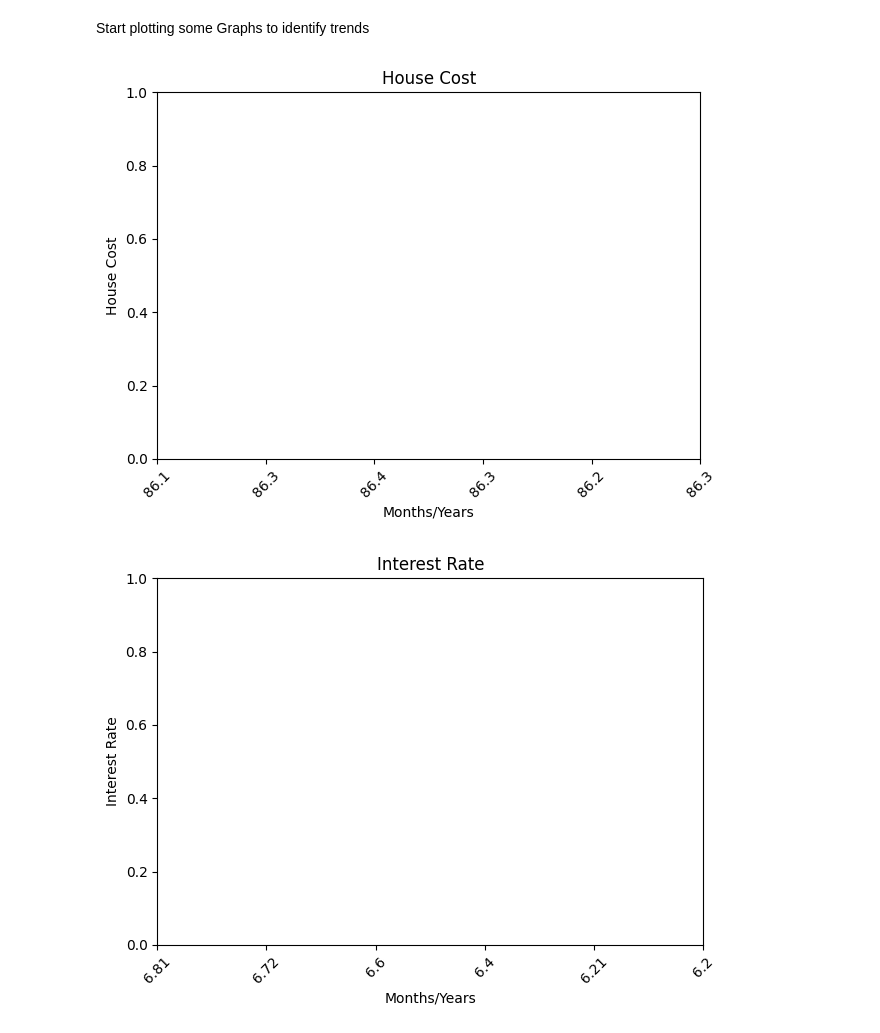
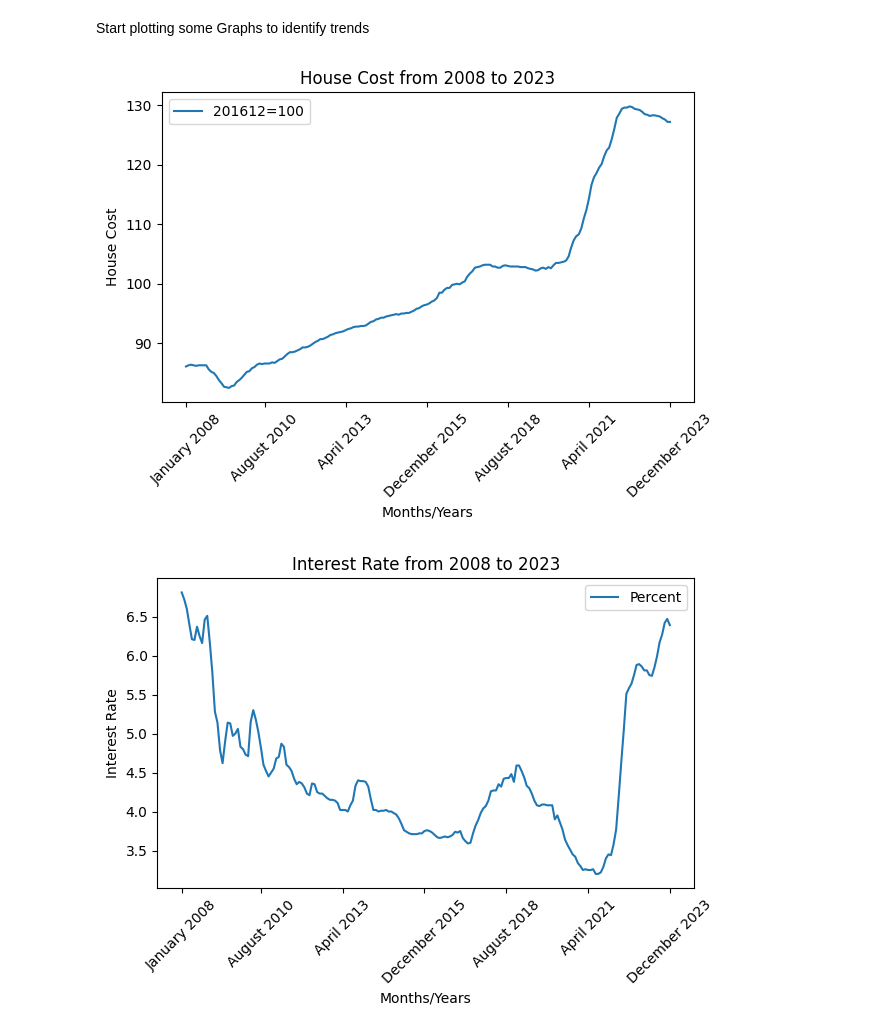
Before and after one commit to PMcTwist/Machine_Learn_Project, a Jupyter notebook: Code/InitialDataGraphs.ipynb, the cells around one changed output. Saved outputs shown, nothing was run; the diff lists cells and outputs as text; code cells hidden in the pictures.

Commit message:
-Updated the code to make better graphs -Modded the x axis a bunch for readability
P@

Signed-off-by: P@ <patmaynard452@gmail.com>

```diff
--- a/Code/InitialDataGraphs.ipynb
+++ b/Code/InitialDataGraphs.ipynb
@@ -83,13 +80,19 @@ Name: 2, dtype: float64
 # %% [markdown]
 Append variables to dictionary for iterability
 # %%
-# Initialize new empty dictionary
-data_dict = {}
+# Initialize new list for variable data
+data_vars = [house_cost, interst_rate, cpi]
 
 # Setup a list of the titles of the data sets
 titles = ['House Cost', 'Interest Rate', 'CPI']
+info = ['201612=100', 'Percent', '2002=100']
 
-# Couple the titles with the sets as key-value pairs
-data_dict[titles[0]] = house_cost
-data_dict[titles[1]] = interst_rate
-data_dict[titles[2]] = cpi
+# Couple the titles and info with the data sets
+data_list = list(zip(
+    titles,
+    info,
+    [data_vars[item] for item in range(len(titles))]
+    ))
+
+# Verify the coupling worked
+print(data_list)
@@ -97,31 +118,48 @@ data_dict[titles[2]] = cpi
 Start plotting some Graphs to identify trends
 # %%
 # Start a for loop to make graphs for all the sets in the dictonary
-for title, data in data_dict.items():
+for title, info, data in data_list:
   # Make a new Figure
   fig = plt.figure()
 
   # Add a plot to the figure
   plot = fig.add_subplot(1, 1, 1)
 
+  # plot the data to the graph
+  data_ticks = data.index.tolist()
+  plot.plot(data_ticks, data)
+
   # Add Dynamic Labels and Legend
-  plot.set_title(f'{title}')
+  plot.set_title(f'{title} from 2008 to 2023')
+  plot.legend([f'{info}'])
 
   # X Labels and ticks
-  plot.set_xticklabels(data, rotation=45)
+  # Space out the X ticks for readability
+  spaced_ticks = [
+      data_ticks[0],
+      data_ticks[31],
+      data_ticks[63],
+      data_ticks[95],
+      data_ticks[127],
+      data_ticks[159],
+      data_ticks[191]
+      ]
+
+  plot.set_xticks(spaced_ticks)
+  plot.set_xticklabels(spaced_ticks, rotation=45)
   plot.set_xlabel('Months/Years')
 
   # y Labels
   plot.set_ylabel(f'{title}')
 
   # Adjust layout for better appearance
   fig.tight_layout()
 
   # Save the plot to a dynamic SVG file
   plt.savefig(f'{title}.svg', format='svg', bbox_inches='tight')
 
   # Display plot to user
   plt.show()
 # %% [output]
-[figure, old version]
+[figure, new version]
-[figure, old version]
+[figure, new version]
```
Also changed, not shown: parts of 4 cells of this notebook, 1 other file.
